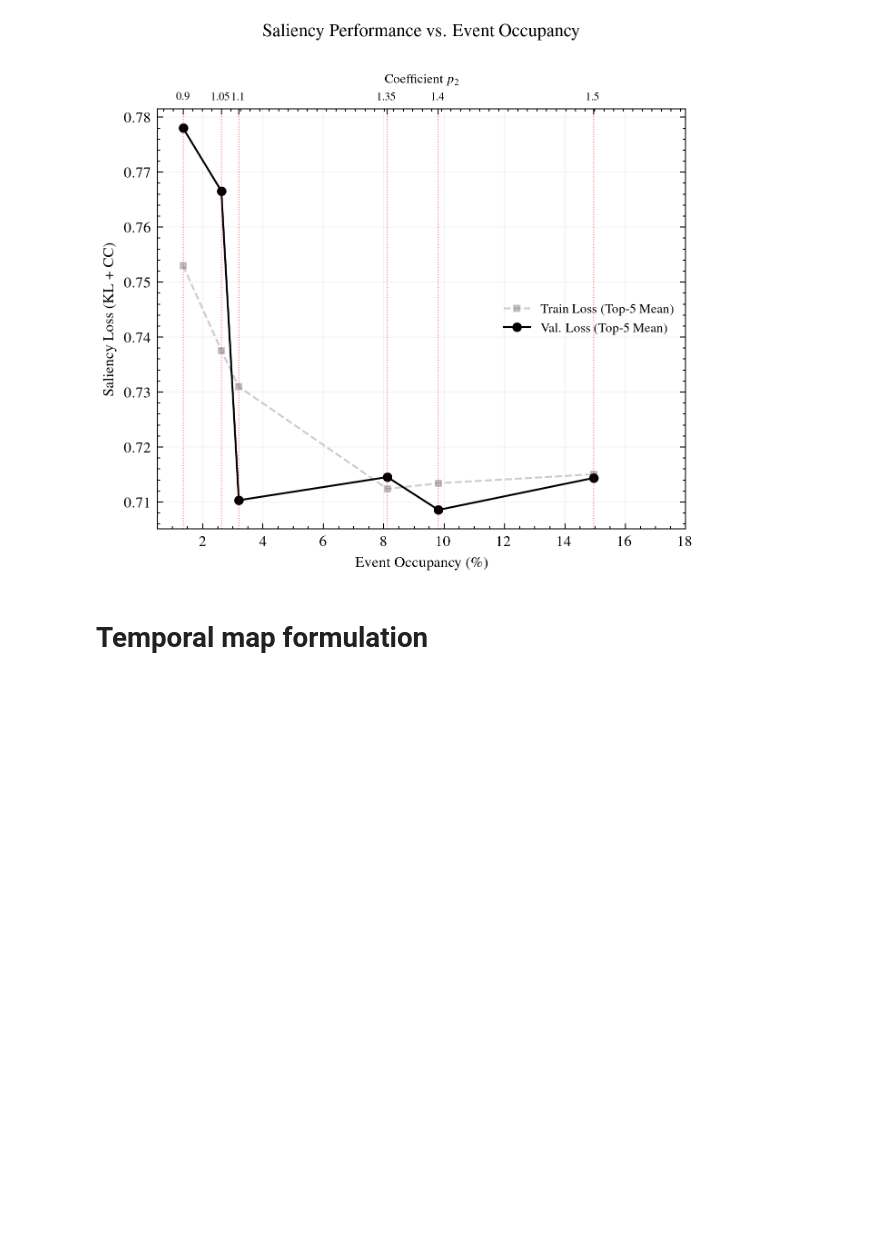
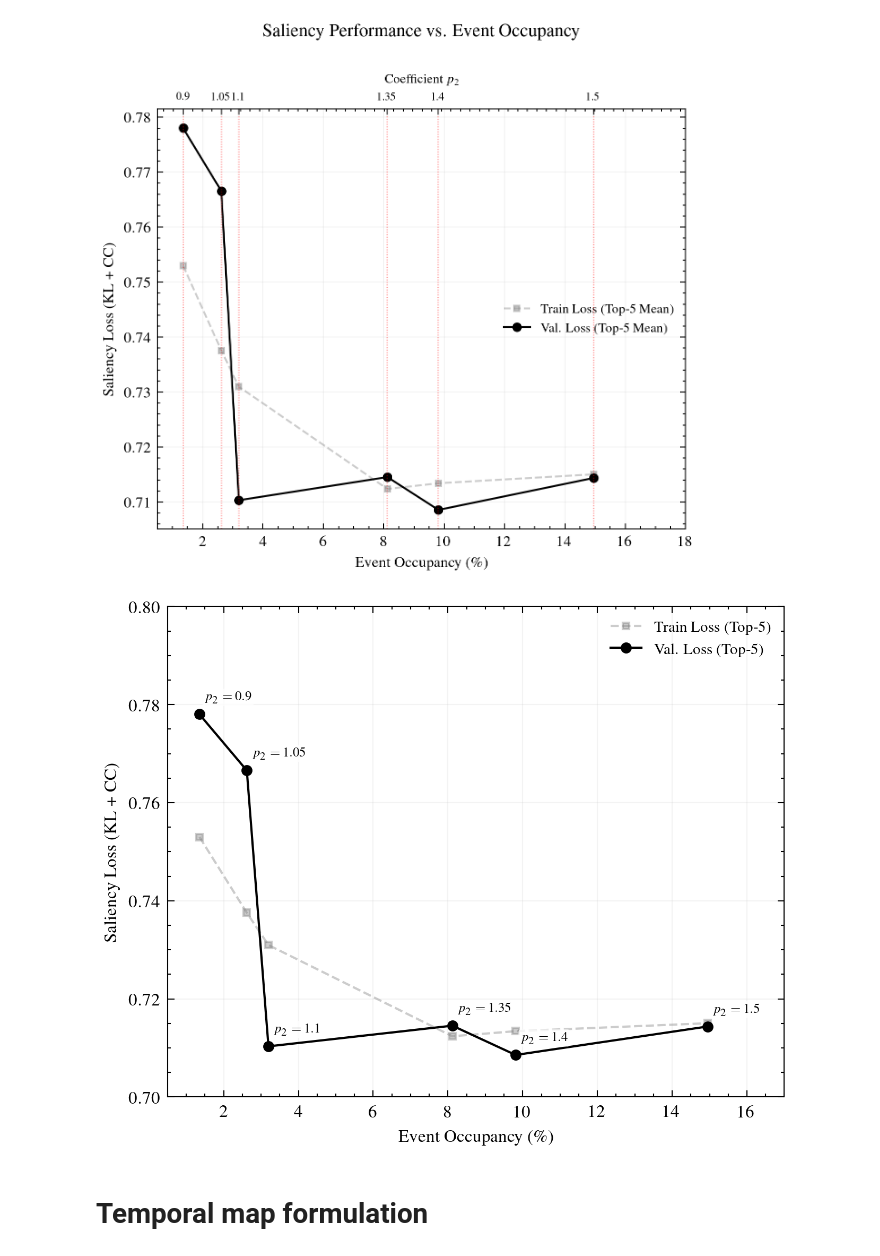
Before and after one commit to mlewandowski0/sillicon-retina, a Jupyter notebook: paper-figures/analysis_saliency.ipynb, the cells around one changed output. Cells and saved outputs as stored; diff of their text form; code cells hidden in the pictures; blank space fills up the shorter version.

```diff
--- a/paper-figures/analysis_saliency.ipynb
+++ b/paper-figures/analysis_saliency.ipynb
@@ -634,6 +636,90 @@ plt.savefig('sparsity_performance_sweep_robust.png', bbox_inches='tight')
 plt.show()\
 # %% [output]
 [figure]
+# %%
+import pandas as pd
+import numpy as np
+import os
+import matplotlib.pyplot as plt
+import scienceplots
+
+# 1. Load Data
+bandwidth_train = pd.read_csv(os.path.join("analysis", "bandwidth_train.csv"))
+bandwidth_val = pd.read_csv(os.path.join("analysis", "bandwidth_val.csv"))
+
+train_columns = [
+    'Fire_saliency_best1_b1_20260106_231638 - train_loss_epoch',
+    'Fire_saliency_best1_b2_20260107_133556 - train_loss_epoch',
+    'Fire_saliency_best1_b3_20260108_021703 - train_loss_epoch',
+    'Fire_saliency_best1_b5_20260109_114513 - train_loss_epoch',
+    'Fire_saliency_best1_b5_20260110_021334 - train_loss_epoch',
+    'Fire_saliency_best1_b5_20260108_161937 - train_loss_epoch'
+]
+
+val_columns = [
+    'Fire_saliency_best1_b1_20260106_231638 - val_loss_epoch',
+    'Fire_saliency_best1_b2_20260107_133556 - val_loss_epoch',
+    'Fire_saliency_best1_b3_20260108_021703 - val_loss_epoch',
+    'Fire_saliency_best1_b5_20260109_114513 - val_loss_epoch',
+    'Fire_saliency_best1_b5_20260110_021334 - val_loss_epoch',
+    'Fire_saliency_best1_b5_20260108_161937 - val_loss_epoch'
+]
+
+p_coeff = [0.9, 1.05, 1.1, 1.35, 1.4, 1.5]
+occupancy = 100 * np.array([0.013515, 0.026191, 0.031982, 0.081188, 0.09811, 0.14947])
+
+# 2. Calculate Statistics (Top-5 Mean)
+val_loss = []
+for col in val_columns:
+    mean_best_5 = bandwidth_val[col].dropna().nsmallest(5).mean()
+    val_loss.append(mean_best_5)
+
+train_loss = []
+for col in train_columns:
+    mean_best_5 = bandwidth_train[col].dropna().nsmallest(5).mean()
+    train_loss.append(mean_best_5)
+
+# 3. Plotting Setup
+plt.style.use(['science', 'ieee'])
+fig, ax1 = plt.subplots(figsize=(5, 4), dpi=300)
+
+# Sort data for clean line plotting
+sort_idx = np.argsort(occupancy)
+occ_sorted = occupancy[sort_idx]
+val_sorted = np.array(val_loss)[sort_idx]
+train_sorted = np.array(train_loss)[sort_idx]
+p_sorted = np.array(p_coeff)[sort_idx]
+
+# 4. Main Plot
+ax1.plot(occ_sorted, train_sorted, 's--', color='gray', alpha=0.4, label='Train Loss (Top-5)', markersize=3, zorder=2)
+ax1.plot(occ_sorted, val_sorted, 'o-', color='C0', label='Val. Loss (Top-5)', markersize=4, zorder=3)
+
+# 5. Annotations (Consistently Top-Right)
+for i, p in enumerate(p_sorted):
+    ax1.annotate(f'$p_2={p}$',
+                 (occ_sorted[i], val_sorted[i]),
+                 textcoords="offset points",
+                 xytext=(2.5, 5),     # 5 points right, 5 points up
+                 ha='left',         # Align text to start exactly from the offset point
+                 va='bottom',       # Anchor the bottom of the text to the offset point
+                 fontsize=6,
+                 bbox=dict(boxstyle='round,pad=0.2', fc='white', alpha=0.8, ec='none'),
+                 zorder=4)
+
+# 6. Formatting
+ax1.set_xlabel('Event Occupancy (\%)')
+ax1.set_ylabel('Saliency Loss (KL + CC)')
+ax1.set_xlim(0.5, 17) # Slightly increased xlim to ensure the rightmost label doesn't get clipped
+ax1.set_ylim(0.7, 0.8) # Adjusted dynamically or uncomment to fix Y bound
+
+ax1.grid(True, which="major", ls="-", alpha=0.15, zorder=1)
+ax1.legend(loc='upper right', fontsize=7)
+
+#plt.title('Saliency Performance vs. Event Occupancy', pad=10)
+plt.savefig('sparsity_performance_sweep_annotated.png', bbox_inches='tight')
+plt.show()
+# %% [output]
+[figure, added]
 # %% [markdown]
 # Temporal map formulation
 # %%
```
Also changed, not shown: parts of 10 cells of this notebook, 10 other files.
